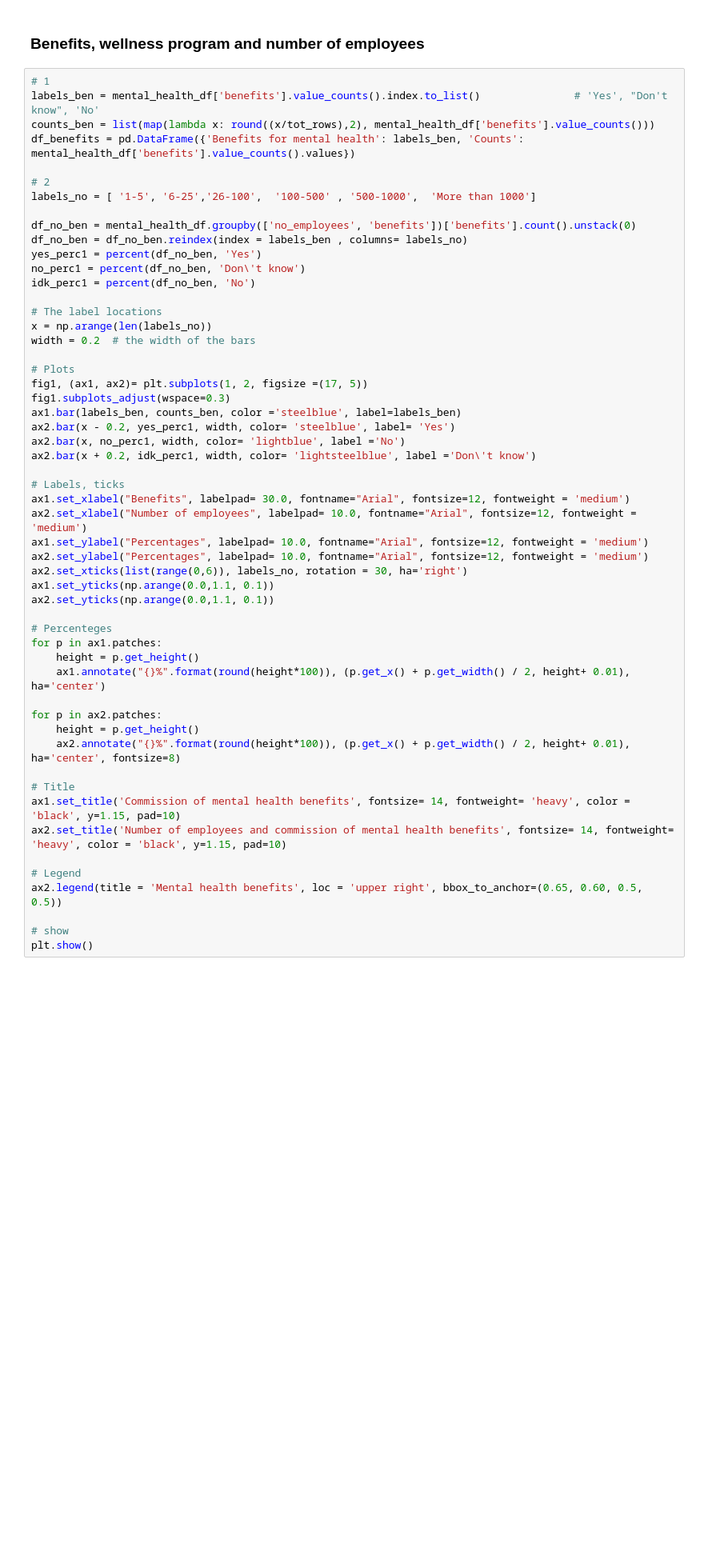
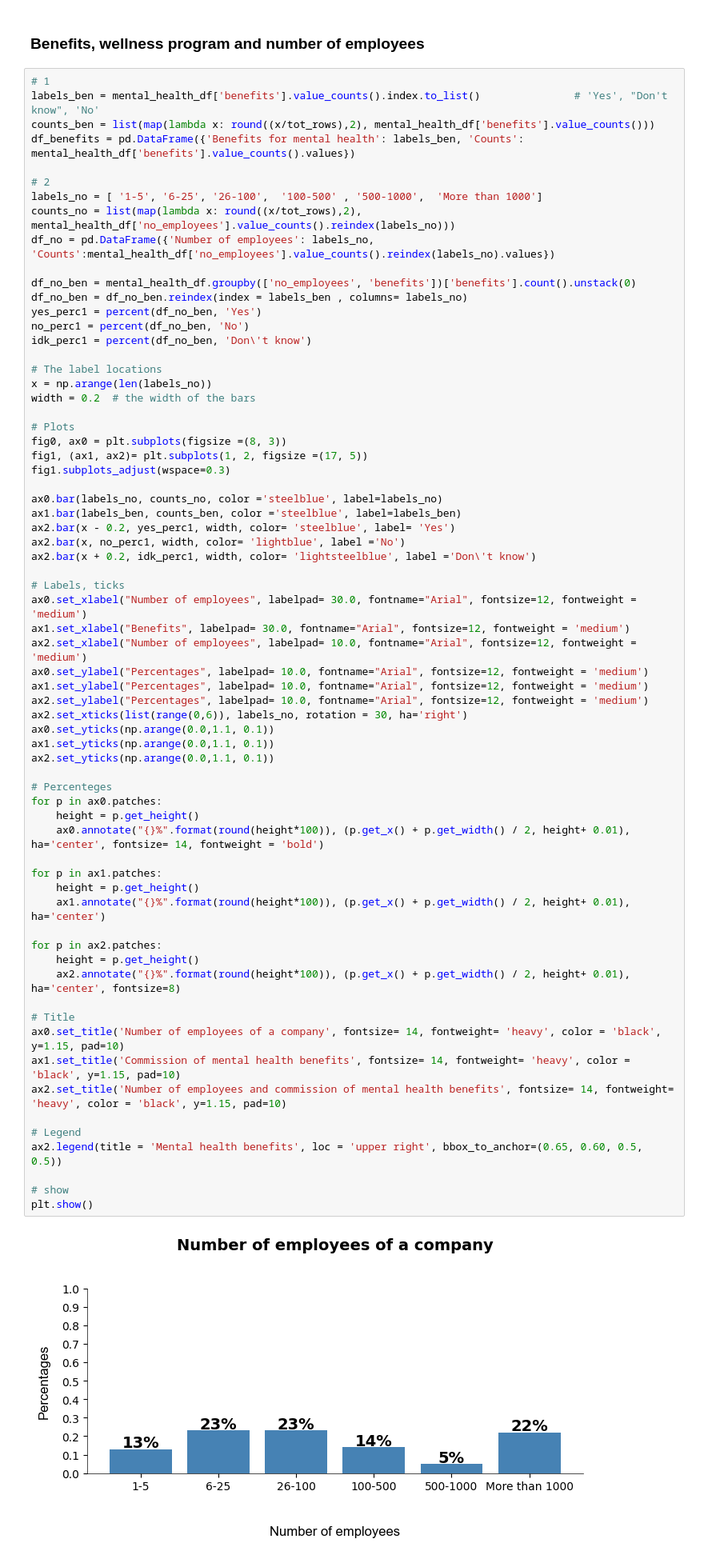
Before and after one commit to EmmaTosato/Programming_Project, a Jupyter notebook: jupyter_project.ipynb, the cells around one changed output. Shown at 80% size. Drawn from its saved outputs; the diff is of its cells as text; blank space fills up the shorter version.

```diff
--- a/jupyter_project.ipynb
+++ b/jupyter_project.ipynb
@@ -668,50 +884,65 @@ counts_ben = list(map(lambda x: round((x/tot_rows),2), mental_health_df['benefit
 df_benefits = pd.DataFrame({'Benefits for mental health': labels_ben, 'Counts': mental_health_df['benefits'].value_counts().values})
 
 # 2
-labels_no = [ '1-5', '6-25','26-100',  '100-500' , '500-1000',  'More than 1000']
+labels_no = [ '1-5', '6-25', '26-100',  '100-500' , '500-1000',  'More than 1000']
+counts_no = list(map(lambda x: round((x/tot_rows),2), mental_health_df['no_employees'].value_counts().reindex(labels_no)))
+df_no = pd.DataFrame({'Number of employees': labels_no, 'Counts':mental_health_df['no_employees'].value_counts().reindex(labels_no).values})
 
 df_no_ben = mental_health_df.groupby(['no_employees', 'benefits'])['benefits'].count().unstack(0)
 df_no_ben = df_no_ben.reindex(index = labels_ben , columns= labels_no)
 yes_perc1 = percent(df_no_ben, 'Yes')
-no_perc1 = percent(df_no_ben, 'Don\'t know')
-idk_perc1 = percent(df_no_ben, 'No')
+no_perc1 = percent(df_no_ben, 'No')
+idk_perc1 = percent(df_no_ben, 'Don\'t know')
 
 # The label locations
 x = np.arange(len(labels_no))
 width = 0.2  # the width of the bars
 
 # Plots
+fig0, ax0 = plt.subplots(figsize =(8, 3))
 fig1, (ax1, ax2)= plt.subplots(1, 2, figsize =(17, 5))
 fig1.subplots_adjust(wspace=0.3)
+
+ax0.bar(labels_no, counts_no, color ='steelblue', label=labels_no)
 ax1.bar(labels_ben, counts_ben, color ='steelblue', label=labels_ben)
 ax2.bar(x - 0.2, yes_perc1, width, color= 'steelblue', label= 'Yes')
 ax2.bar(x, no_perc1, width, color= 'lightblue', label ='No')
 ax2.bar(x + 0.2, idk_perc1, width, color= 'lightsteelblue', label ='Don\'t know')
 
 # Labels, ticks
+ax0.set_xlabel("Number of employees", labelpad= 30.0, fontname="Arial", fontsize=12, fontweight = 'medium')
 ax1.set_xlabel("Benefits", labelpad= 30.0, fontname="Arial", fontsize=12, fontweight = 'medium')
 ax2.set_xlabel("Number of employees", labelpad= 10.0, fontname="Arial", fontsize=12, fontweight = 'medium')
+ax0.set_ylabel("Percentages", labelpad= 10.0, fontname="Arial", fontsize=12, fontweight = 'medium')
 ax1.set_ylabel("Percentages", labelpad= 10.0, fontname="Arial", fontsize=12, fontweight = 'medium')
 ax2.set_ylabel("Percentages", labelpad= 10.0, fontname="Arial", fontsize=12, fontweight = 'medium')
 ax2.set_xticks(list(range(0,6)), labels_no, rotation = 30, ha='right')
+ax0.set_yticks(np.arange(0.0,1.1, 0.1))
 ax1.set_yticks(np.arange(0.0,1.1, 0.1))
 ax2.set_yticks(np.arange(0.0,1.1, 0.1))
 
 # Percenteges
+for p in ax0.patches:
+    height = p.get_height()
+    ax0.annotate("{}%".format(round(height*100)), (p.get_x() + p.get_width() / 2, height+ 0.01), ha='center', fontsize= 14, fontweight = 'bold')
+
 for p in ax1.patches:
     height = p.get_height()
     ax1.annotate("{}%".format(round(height*100)), (p.get_x() + p.get_width() / 2, height+ 0.01), ha='center')
 
 for p in ax2.patches:
     height = p.get_height()
     ax2.annotate("{}%".format(round(height*100)), (p.get_x() + p.get_width() / 2, height+ 0.01), ha='center', fontsize=8)
 
 # Title
+ax0.set_title('Number of employees of a company', fontsize= 14, fontweight= 'heavy', color = 'black', y=1.15, pad=10)
 ax1.set_title('Commission of mental health benefits', fontsize= 14, fontweight= 'heavy', color = 'black', y=1.15, pad=10)
 ax2.set_title('Number of employees and commission of mental health benefits', fontsize= 14, fontweight= 'heavy', color = 'black', y=1.15, pad=10)
 
 # Legend
 ax2.legend(title = 'Mental health benefits', loc = 'upper right', bbox_to_anchor=(0.65, 0.60, 0.5, 0.5))
 
 # show
 plt.show()
+# %% [output]
+[figure, added]
```
Also changed, not shown: parts of 38 cells of this notebook, 1 other file.
